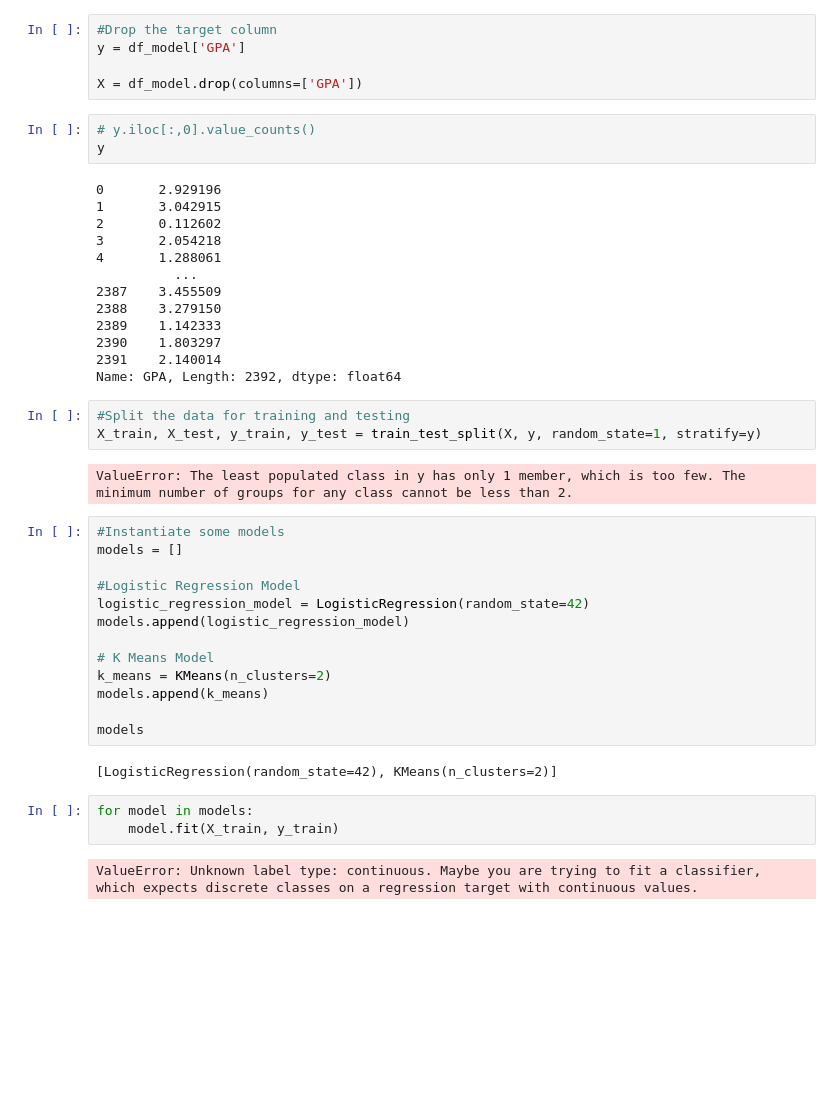
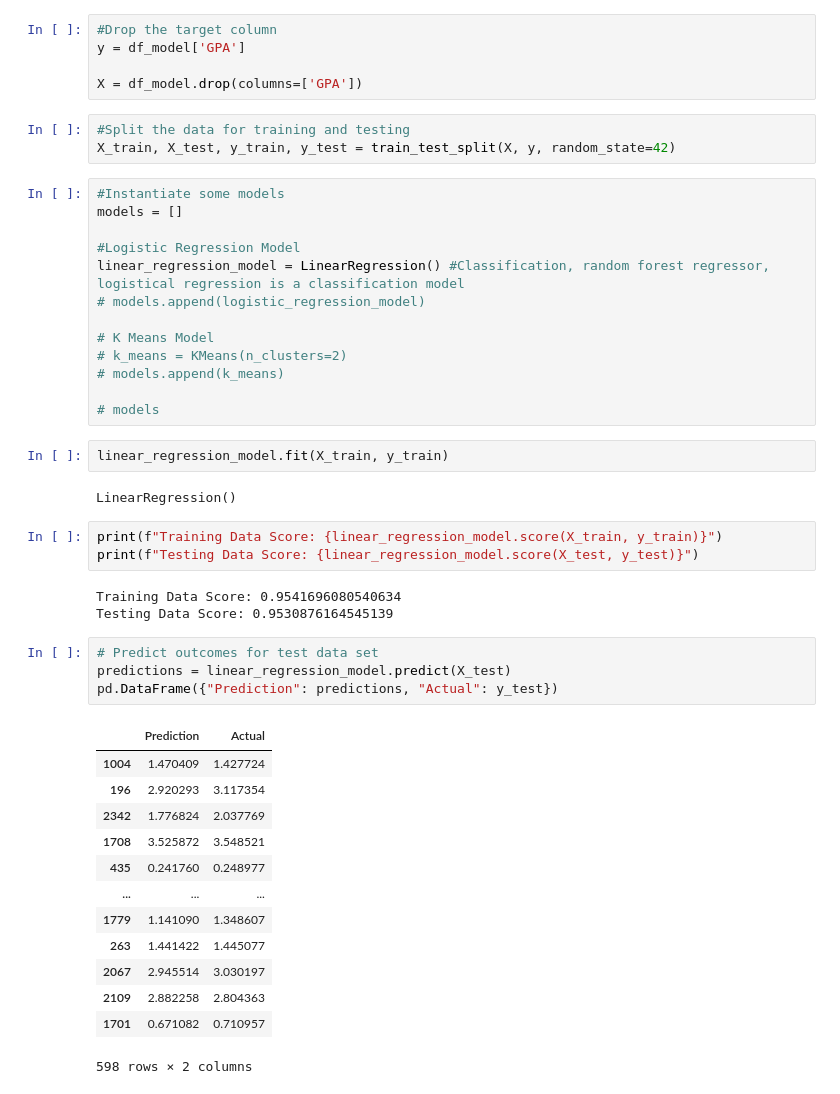
Before and after one commit to ChuckErol/student_performance_predictive_analysis, a Jupyter notebook: project_4.ipynb, the cells around one changed output. Cells and saved outputs as stored; diff of their text form; blank space fills up the shorter version.

Commit message:
functioning linear regression model

```diff
--- a/project_4.ipynb
+++ b/project_4.ipynb
@@ -229,44 +202,47 @@ df_scaled.head()
 y = df_model['GPA']
 
 X = df_model.drop(columns=['GPA'])
-# %%
-# y.iloc[:,0].value_counts()
-y
-# %% [output]
-0       2.929196
-1       3.042915
-2       0.112602
-3       2.054218
-4       1.288061
-          ...
-2387    3.455509
-2388    3.279150
-2389    1.142333
-2390    1.803297
-2391    2.140014
-Name: GPA, Length: 2392, dtype: float64
 # %%
 #Split the data for training and testing
-X_train, X_test, y_train, y_test = train_test_split(X, y, random_state=1, stratify=y)
+X_train, X_test, y_train, y_test = train_test_split(X, y, random_state=42)
-# %% [output]
-ValueError: The least populated class in y has only 1 member, which is too few. The minimum number of groups for any class cannot be less than 2.
 # %%
 #Instantiate some models
 models = []
 
 #Logistic Regression Model
-logistic_regression_model = LogisticRegression(random_state=42)
-models.append(logistic_regression_model)
+linear_regression_model = LinearRegression() #Classification, random forest regressor, logistical regression is a classification model
+# models.append(logistic_regression_model)
 
 # K Means Model
-k_means = KMeans(n_clusters=2)
-models.append(k_means)
+# k_means = KMeans(n_clusters=2)
+# models.append(k_means)
 
-models
+# models
-# %% [output]
-[LogisticRegression(random_state=42), KMeans(n_clusters=2)]
 # %%
-for model in models:
-    model.fit(X_train, y_train)
+linear_regression_model.fit(X_train, y_train)
 # %% [output]
-ValueError: Unknown label type: continuous. Maybe you are trying to fit a classifier, which expects discrete classes on a regression target with continuous values.
+LinearRegression()
+# %%
+print(f"Training Data Score: {linear_regression_model.score(X_train, y_train)}")
+print(f"Testing Data Score: {linear_regression_model.score(X_test, y_test)}")
+# %% [output]
+Training Data Score: 0.9541696080540634
+Testing Data Score: 0.9530876164545139
+# %%
+# Predict outcomes for test data set
+predictions = linear_regression_model.predict(X_test)
+pd.DataFrame({"Prediction": predictions, "Actual": y_test})
+# %% [output]
+|  | Prediction | Actual |
+| 1004 | 1.470409 | 1.427724 |
+| 196 | 2.920293 | 3.117354 |
+| 2342 | 1.776824 | 2.037769 |
+| 1708 | 3.525872 | 3.548521 |
+| 435 | 0.241760 | 0.248977 |
+| ... | ... | ... |
+| 1779 | 1.141090 | 1.348607 |
+| 263 | 1.441422 | 1.445077 |
+| 2067 | 2.945514 | 3.030197 |
+| 2109 | 2.882258 | 2.804363 |
+| 1701 | 0.671082 | 0.710957 |
+598 rows × 2 columns
```
Also changed, not shown: parts of 4 cells of this notebook.
